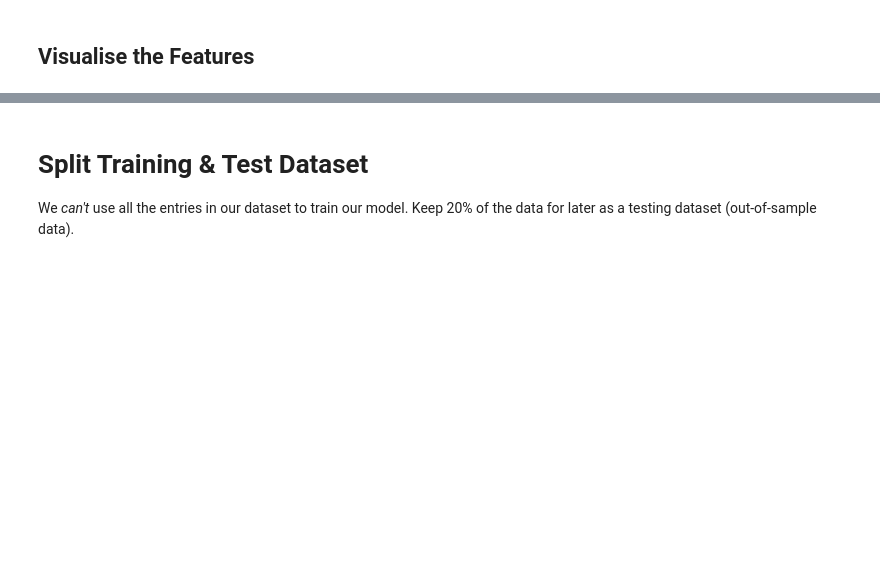
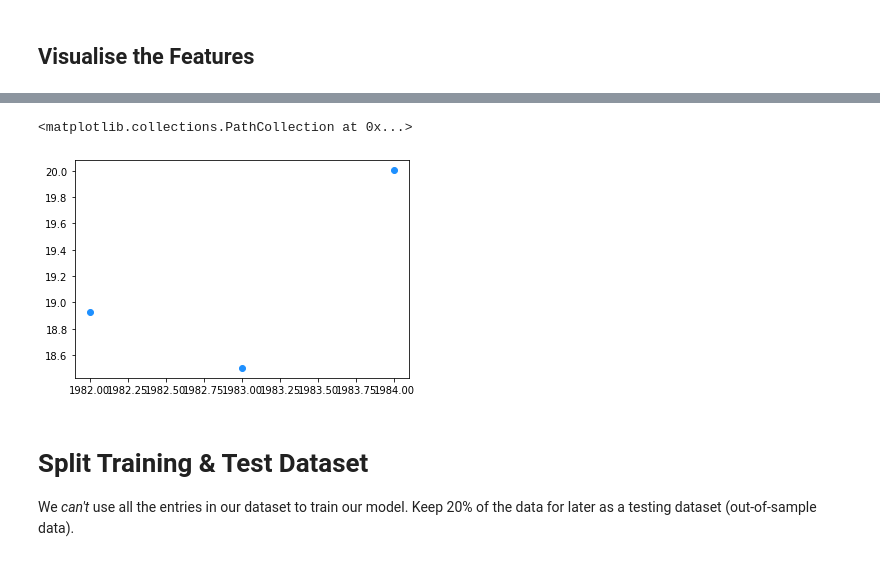
Before and after one commit to alex-coch/100-Days-of-Code---The-Complete-Python-Pro-Bootcamp-for-2021, a Jupyter notebook: 100-Predict Earnings using Multivariable Regression/Determinants_of_Earnings_(start).ipynb, the cells around one changed output, grey strips where cells are left out. Cells and saved outputs as stored; diff of their text form; code cells hidden in the pictures; blank space fills up the shorter version.

Commit message:
100-Predict Earnings using Multivariable Regression.3

```diff
--- a/100-Predict Earnings using Multivariable Regression/Determinants_of_Earnings_(start).ipynb
+++ b/100-Predict Earnings using Multivariable Regression/Determinants_of_Earnings_(start).ipynb
@@ -120,3 +174,8 @@ False
+# %%
+plt.scatter(x=df_data_sorted.BYEAR, y=df_data_sorted.EARNINGS, c='dodgerblue' )
+# %% [output]
+<matplotlib.collections.PathCollection at 0x...>
+[figure, added]
 # %% [markdown]
 # Split Training & Test Dataset
 
```
Also changed, not shown: parts of 8 cells of this notebook.
